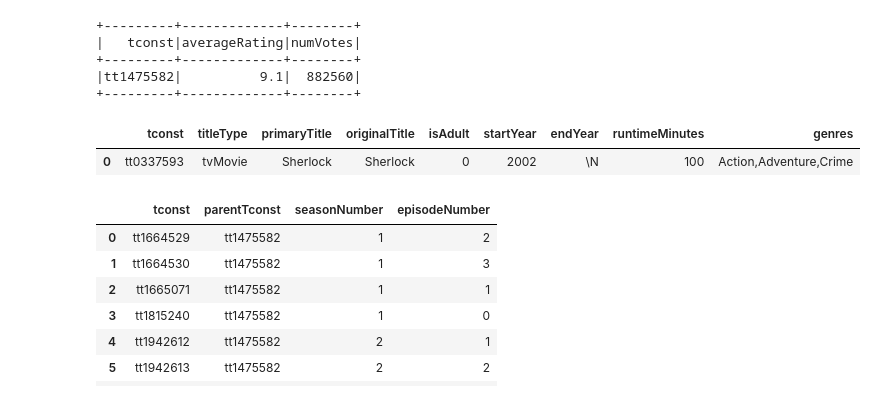
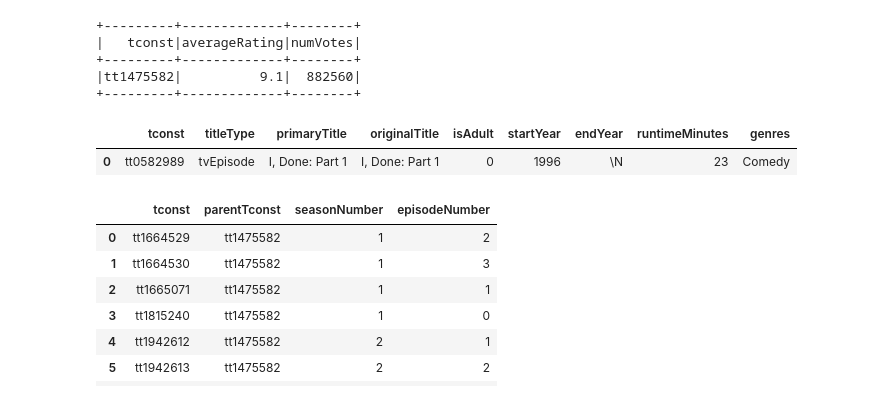
Before and after one commit to vichShir/netflix-analysis, a Jupyter notebook: notebooks/Netflix_Analysis.ipynb, the cells around one changed output. Cells and saved outputs as stored; diff of their text form; code cells hidden in the pictures.

```diff
--- a/notebooks/Netflix_Analysis.ipynb
+++ b/notebooks/Netflix_Analysis.ipynb
@@ -850,10 +896,10 @@ spark.sql("SELECT * FROM ratings_df WHERE tconst = 'tt1475582'").show()
 +---------+-------------+--------+
 # %%
 basics_df.registerTempTable("basics_df")
-spark.sql("SELECT * FROM basics_df WHERE tconst = 'tt0337593'").toPandas()
+spark.sql("SELECT * FROM basics_df WHERE tconst = 'tt0582989'").toPandas()
 # %% [output]
 |  | tconst | titleType | primaryTitle | originalTitle | isAdult | startYear | endYear | runtimeMinutes | genres |
-| 0 | tt0337593 | tvMovie | Sherlock | Sherlock | 0 | 2002 | \N | 100 | Action,Adventure,Crime |
+| 0 | tt0582989 | tvEpisode | I, Done: Part 1 | I, Done: Part 1 | 0 | 1996 | \N | 23 | Comedy |
 # %%
 episode_df.registerTempTable("episode_df")
 spark.sql("SELECT * FROM episode_df WHERE parentTconst = 'tt1475582'").toPandas()
```
Also changed, not shown: parts of 6 cells of this notebook, 1 other file.
